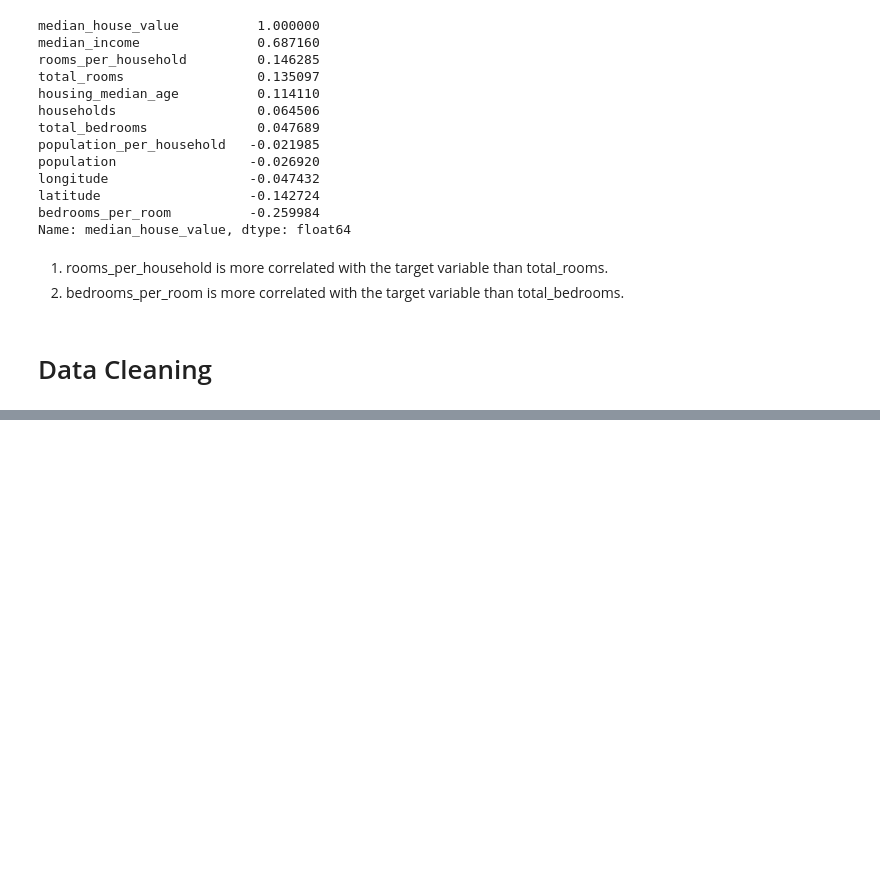
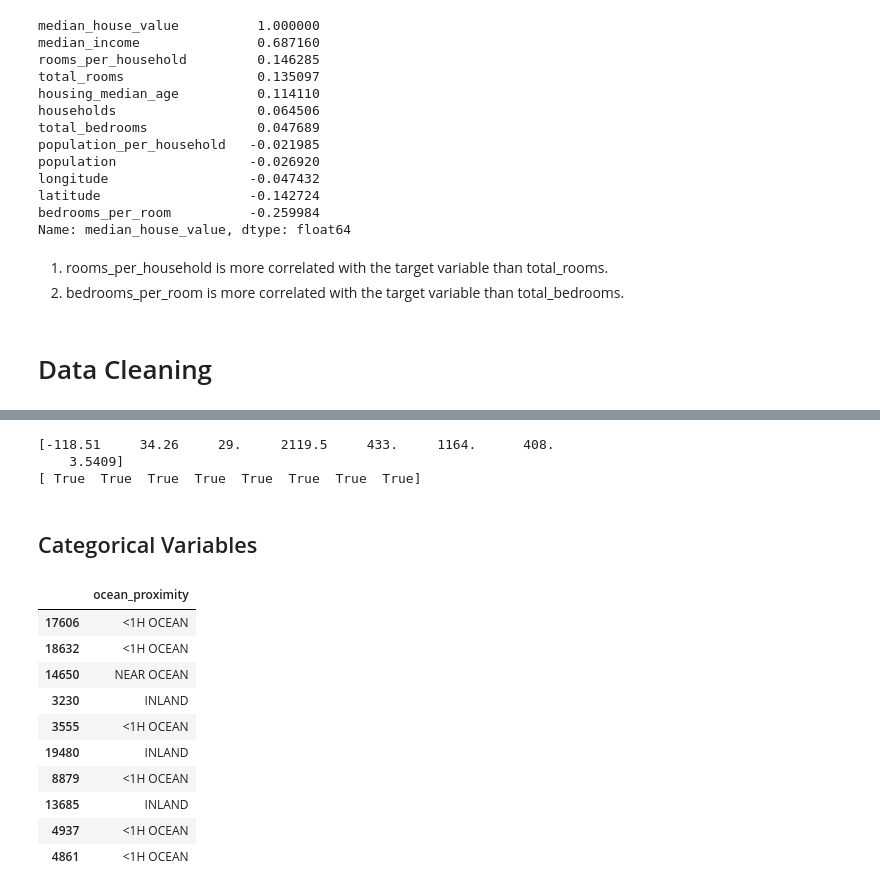
Before and after one commit to CSpanias/handson_ml, a Jupyter notebook: Housing (Chapter 2_End-to-End ML Project).ipynb, the cells around one changed output, grey strips where cells are left out. Cells and saved outputs as stored; diff of their text form; code cells hidden in the pictures; blank space fills up the shorter version.

```diff
--- a/Housing (Chapter 2_End-to-End ML Project).ipynb
+++ b/Housing (Chapter 2_End-to-End ML Project).ipynb
@@ -311,3 +313,7 @@ Name: median_house_value, dtype: float64
 # %% [markdown]
 <a name="DataCleaning"> </a>
 # Data Cleaning
+# %%
+# create a copy of the dataset without the target
+housing = strat_train_set.drop("median_house_value", axis=1)
+housing_labels = strat_train_set["median_house_value"].copy()
@@ -313,0 +327,42 @@ Name: median_house_value, dtype: float64
+# %%
+from sklearn.impute import SimpleImputer
+
+# option 3
+imputer = SimpleImputer(strategy="median")
+# can only be computed on numerical attributes we need to create a df with those variables only
+housing_num = housing.drop("ocean_proximity", axis=1)
+# fit the imputer
+imputer.fit(housing_num)
+# check the result
+print(imputer.statistics_)
+# confirm numbers
+print(housing_num.median().values == imputer.statistics_)
+# replace missing values with the learned medians
+X = imputer.transform(housing_num)
+
+# put it back into a pandas DF
+housing_tr = pd.DataFrame(X, columns=housing_num.columns,
+                         index=housing_num.index)
+# %% [output]
+[-118.51     34.26     29.     2119.5     433.     1164.      408.
+    3.5409]
+[ True  True  True  True  True  True  True  True]
+# %% [markdown]
+## Categorical Variables
+# %%
+# check the only categorical variable
+housing_cat = housing[["ocean_proximity"]]
+# print the fist 10 rows
+housing_cat.head(10)
+# %% [output]
+|  | ocean_proximity |
+| 17606 | <1H OCEAN |
+| 18632 | <1H OCEAN |
+| 14650 | NEAR OCEAN |
+| 3230 | INLAND |
+| 3555 | <1H OCEAN |
+| 19480 | INLAND |
+| 8879 | <1H OCEAN |
+| 13685 | INLAND |
+| 4937 | <1H OCEAN |
+| 4861 | <1H OCEAN |
```
Also changed, not shown: parts of 32 cells of this notebook.
